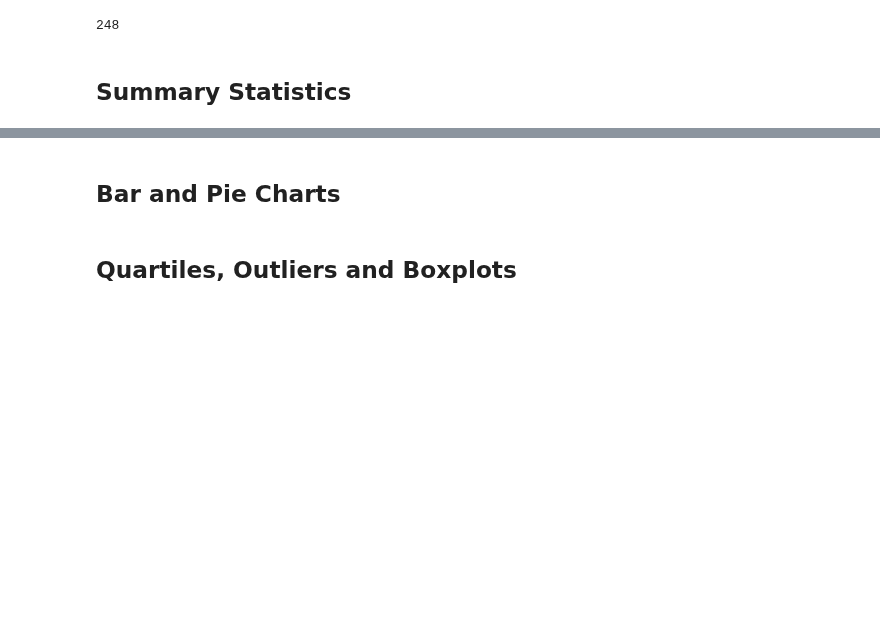
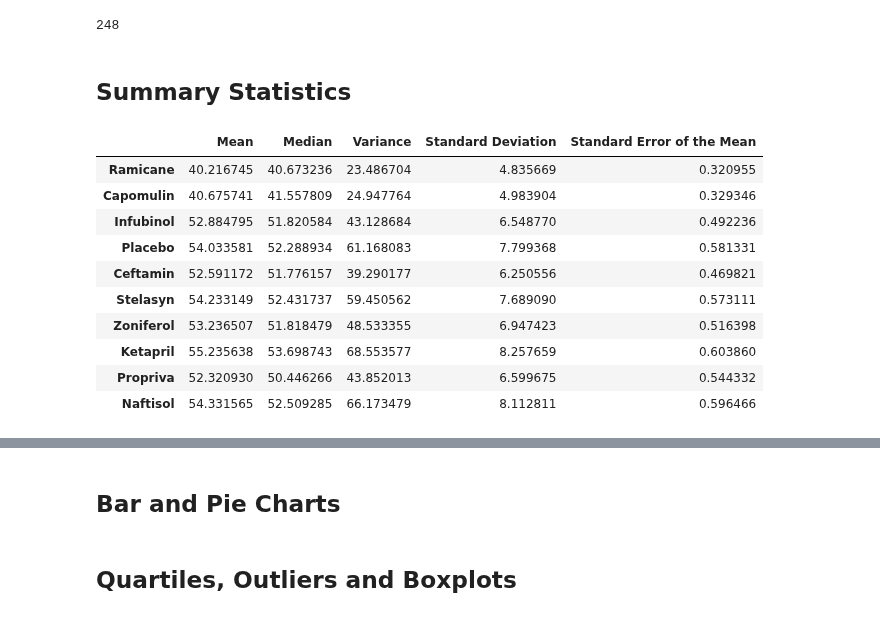
Before and after one commit to jimbleslilley/matplotlib-challenge, a Jupyter notebook: pymaceuticals_JL.ipynb, the cells around one changed output, grey strips where cells are left out. Drawn from its saved outputs; the diff is of its cells as text; code cells hidden in the pictures; blank space fills up the shorter version.

Commit message:
normal and groupby methods used, issue raised due to stdev not calcing the same

```diff
--- a/pymaceuticals_JL.ipynb
+++ b/pymaceuticals_JL.ipynb
@@ -5,6 +5,7 @@
 import matplotlib.pyplot as plt
 import pandas as pd
 import scipy.stats as st
+import numpy as np
 
 # Study data files
 mouse_metadata_path = "Resources/Mouse_metadata.csv"
@@ -16,6 +17,7 @@ study_results = pd.read_csv(study_results_path)
 
 # Combine the data into a single dataset
 joined_df = mouse_metadata.merge(study_results, on="Mouse ID", how="outer",)
+joined_df["Tumor Volume (mm3)"] = pd.to_numeric(joined_df["Tumor Volume (mm3)"])
 # Display the data table for preview
 joined_df.head()
 # %% [output]
@@ -103 +99,76 @@ len(mice_vs_cancer["Mouse ID"].unique())
+# %%
+# Generate a summary statistics table of mean, median, variance, standard deviation, and SEM of the tumor volume for each regimen
+groupby_drug = mice_vs_cancer.groupby("Drug Regimen")
+
+drugs = mice_vs_cancer["Drug Regimen"].unique()
+
+regimen_mean = []
+regimen_median = []
+regimen_variance = []
+regimen_stdev = []
+regimen_sem  = []
+
+np.median(mice_vs_cancer["Tumor Volume (mm3)"].loc[mice_vs_cancer["Drug Regimen"] == drugs[0]])
+
+
+for drug in drugs:
+
+    reg_mean = np.mean(mice_vs_cancer["Tumor Volume (mm3)"].loc[mice_vs_cancer["Drug Regimen"] == drug])
+    regimen_mean.append(reg_mean)
+
+    reg_median = np.median(mice_vs_cancer["Tumor Volume (mm3)"].loc[mice_vs_cancer["Drug Regimen"] == drug])
+    regimen_median.append(reg_median)
+
+    reg_var = mice_vs_cancer["Tumor Volume (mm3)"].loc[mice_vs_cancer["Drug Regimen"] == drug].var()
+    regimen_variance.append(reg_var)
+
+    reg_stdev = np.std(mice_vs_cancer["Tumor Volume (mm3)"].loc[mice_vs_cancer["Drug Regimen"] == drug])
+    regimen_stdev.append(reg_stdev)
+
+    reg_sem = st.sem(mice_vs_cancer["Tumor Volume (mm3)"].loc[mice_vs_cancer["Drug Regimen"] == drug])
+    regimen_sem.append(reg_sem)
+
+
+regimen_summary = pd.DataFrame({"Drug Regimen": drugs,
+                                "Mean": regimen_mean,
+                                "Median" : regimen_median,
+                                "Variance" : regimen_variance,
+                                "Standard Deviation" :regimen_stdev,
+                                "Standard Error of the Mean" : regimen_sem
+})
+
+regimen_summary = regimen_summary.set_index("Drug Regimen")
+regimen_summary.index.name = None
+
+# Use groupby and summary statistical methods to calculate the following properties of each drug regimen:
+# mean, median, variance, standard deviation, and SEM of the tumor volume.
+# Assemble the resulting series into a single summary dataframe.
+groupby_drug = mice_vs_cancer.groupby("Drug Regimen")
+gb_regimen_mean = groupby_drug["Tumor Volume (mm3)"].mean()
+gb_regimen_median = groupby_drug["Tumor Volume (mm3)"].median()
+gb_regimen_variance = groupby_drug["Tumor Volume (mm3)"].var()
+gb_regimen_stdev = groupby_drug["Tumor Volume (mm3)"].std()
+gb_regimen_sem = groupby_drug["Tumor Volume (mm3)"].sem()
+
+gb_regimen_summary = pd.DataFrame({"Mean": gb_regimen_mean,
+                                   "Median" : gb_regimen_median,
+                                   "Variance" : gb_regimen_variance,
+                                   "Standard Deviation" : gb_regimen_stdev,
+                                   "Standard Error of the Mean" : gb_regimen_sem
+                                  })
+gb_regimen_summary
+gb_regimen_summary.index.name = None
+regimen_summary
+# %% [output]
+|  | Mean | Median | Variance | Standard Deviation | Standard Error of the Mean |
+| Ramicane | 40.216745 | 40.673236 | 23.486704 | 4.835669 | 0.320955 |
+| Capomulin | 40.675741 | 41.557809 | 24.947764 | 4.983904 | 0.329346 |
+| Infubinol | 52.884795 | 51.820584 | 43.128684 | 6.548770 | 0.492236 |
+| Placebo | 54.033581 | 52.288934 | 61.168083 | 7.799368 | 0.581331 |
+| Ceftamin | 52.591172 | 51.776157 | 39.290177 | 6.250556 | 0.469821 |
+| Stelasyn | 54.233149 | 52.431737 | 59.450562 | 7.689090 | 0.573111 |
+| Zoniferol | 53.236507 | 51.818479 | 48.533355 | 6.947423 | 0.516398 |
+| Ketapril | 55.235638 | 53.698743 | 68.553577 | 8.257659 | 0.603860 |
+| Propriva | 52.320930 | 50.446266 | 43.852013 | 6.599675 | 0.544332 |
+| Naftisol | 54.331565 | 52.509285 | 66.173479 | 8.112811 | 0.596466 |
 # %%
```
Also changed, not shown: parts of 2 cells of this notebook.
